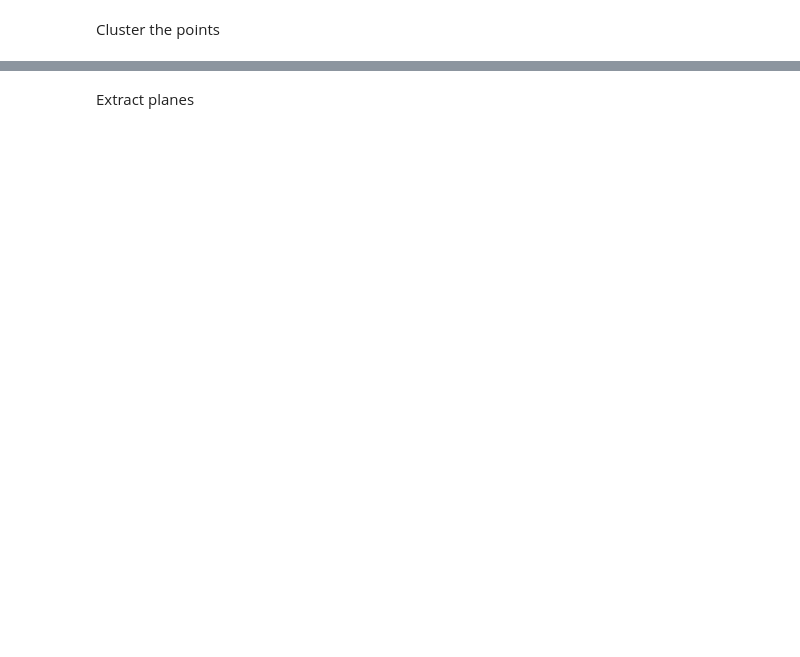
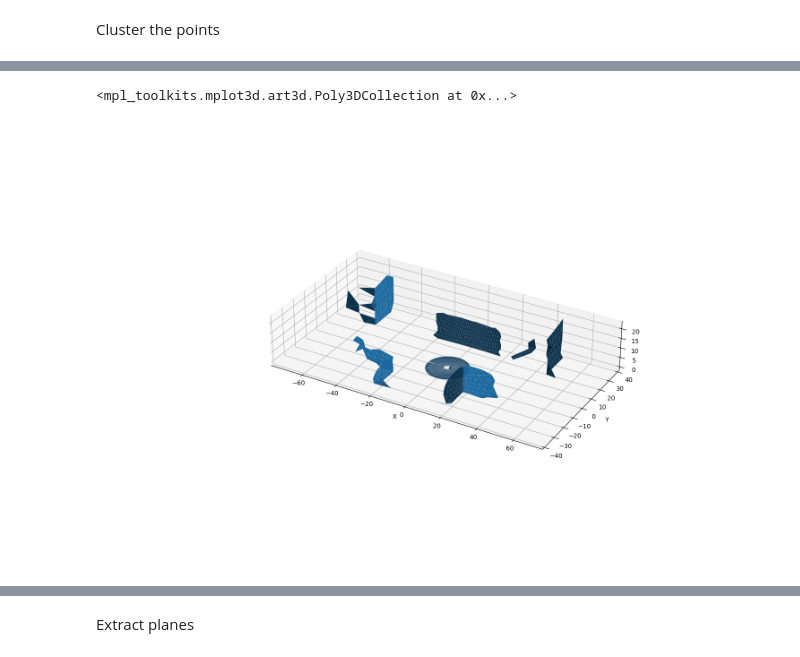
Before and after one commit to Stanford-NavLab/planeslam, a Jupyter notebook: notebooks/extraction_test.ipynb, the cells around one changed output, grey strips where cells are left out. Drawn from its saved outputs; the diff is of its cells as text; code cells hidden in the pictures; blank space fills up the shorter version.

```diff
--- a/notebooks/extraction_test.ipynb
+++ b/notebooks/extraction_test.ipynb
@@ -54,3 +56,11 @@ print("elapsed time: ", time.time() - start_time)
+# %%
+# Plot mesh
+ax = general.plot_3D_setup(P)
+
+ax.plot_trisurf(P[:,0], P[:,1], P[:,2], triangles=mesh.DT.simplices)
+# %% [output]
+<mpl_toolkits.mplot3d.art3d.Poly3DCollection at 0x...>
+[figure, added]
 # %%
 # Plot clusters
 ax = general.plot_3D_setup(P)
```
Also changed, not shown: parts of 5 cells of this notebook, 4 other files.
